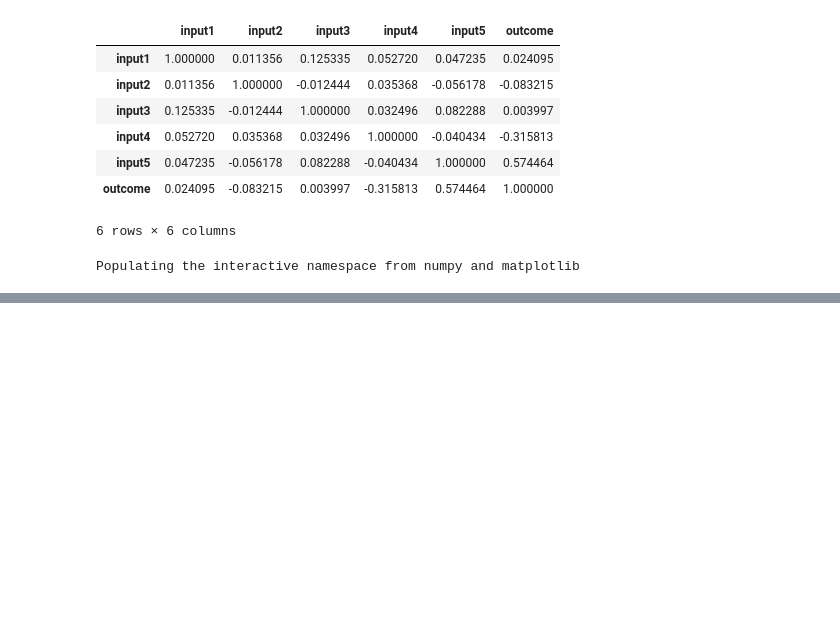
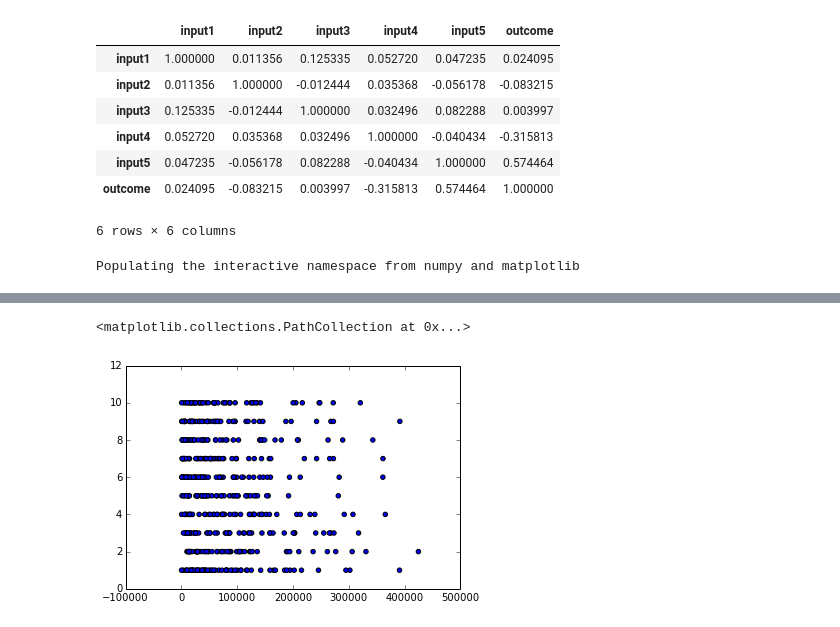
Before and after one commit to Dawny33/Data-Mining-and-ML, a Jupyter notebook: Multivariate data (Regression)/Exercise 4/Exercise 4.ipynb, the cells around one changed output, grey strips where cells are left out. Cells and saved outputs as stored; diff of their text form; code cells hidden in the pictures; blank space fills up the shorter version.

```diff
--- a/Multivariate data (Regression)/Exercise 4/Exercise 4.ipynb
+++ b/Multivariate data (Regression)/Exercise 4/Exercise 4.ipynb
@@ -104,0 +146,5 @@ BayesianRidge(alpha_1=1e-06, alpha_2=1e-06, compute_score=False, copy_X=True,
+# %%
+plt.scatter(df["op"], df["inp2"])
+# %% [output]
+<matplotlib.collections.PathCollection at 0x...>
+[figure, added]
```
Also changed, not shown: parts of 24 cells of this notebook.
